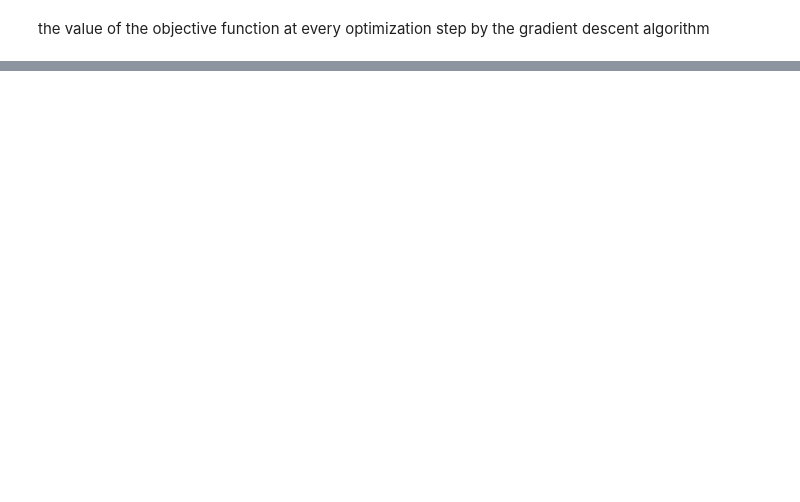
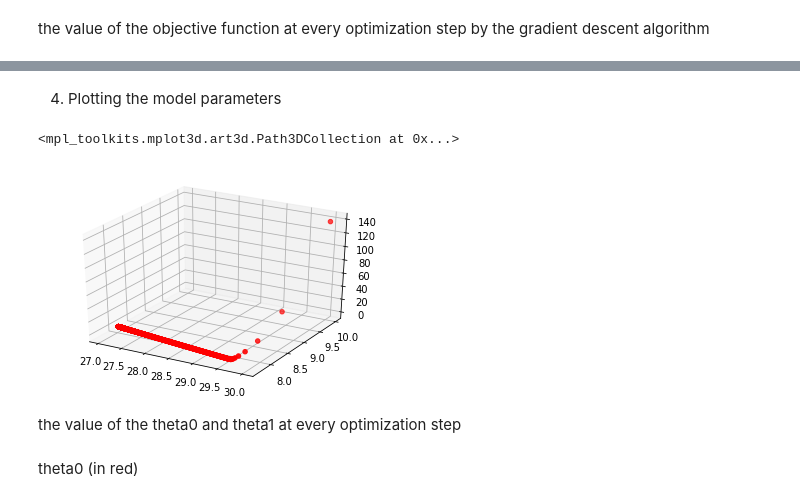
Before and after one commit to crescent98/machinelearning35911, a Jupyter notebook: cau_MachineLearning.ipynb, the cells around one changed output, grey strips where cells are left out. Saved outputs shown, nothing was run; the diff lists cells and outputs as text; code cells hidden in the pictures; blank space fills up the shorter version.

```diff
--- a/cau_MachineLearning.ipynb
+++ b/cau_MachineLearning.ipynb
@@ -107,3 +115,3 @@ j_objective(m,27,8,x_point,y_point)
 # %%
-theta_0[-1]
+theta_0.pop()
 # %% [output]
@@ -111,3 +119,3 @@ theta_0[-1]
 # %%
-theta_1[-1]
+theta_1.pop()
 # %% [output]
@@ -137,0 +146,14 @@ plt.scatter(range(0,i),objective,c='#0000FF')
+# %% [markdown]
+4. Plotting the model parameters
+# %%
+fig=plt.figure()
+ax=plt.axes(projection='3d')
+ax.scatter3D(theta_0,theta_1,objective,color='#FF0000')
+# %% [output]
+<mpl_toolkits.mplot3d.art3d.Path3DCollection at 0x...>
+[figure, added]
+# %% [markdown]
+the value of the theta0 and theta1
+at every optimization step
+# %% [markdown]
+  theta0 (in red)
```
Also changed, not shown: parts of 17 cells of this notebook.
